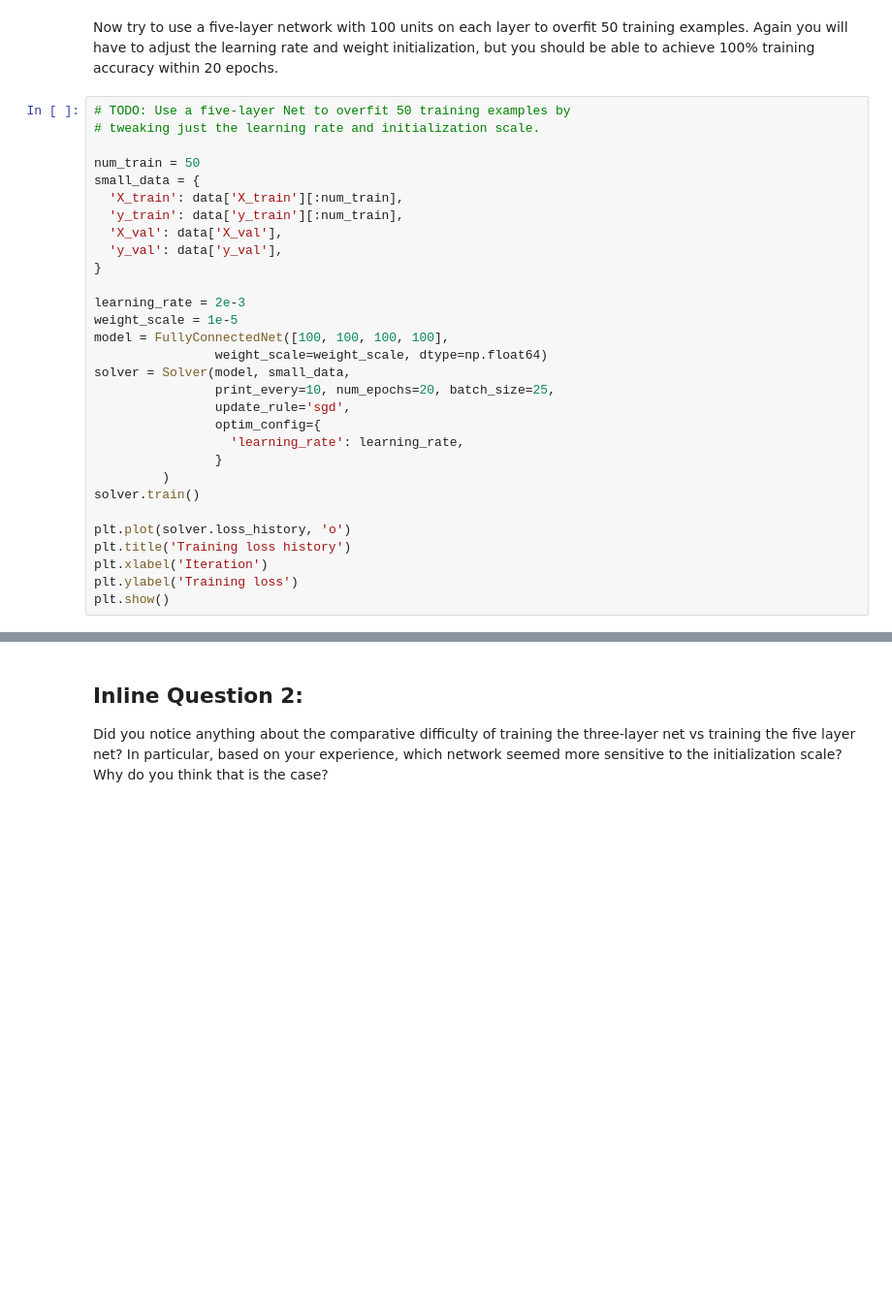
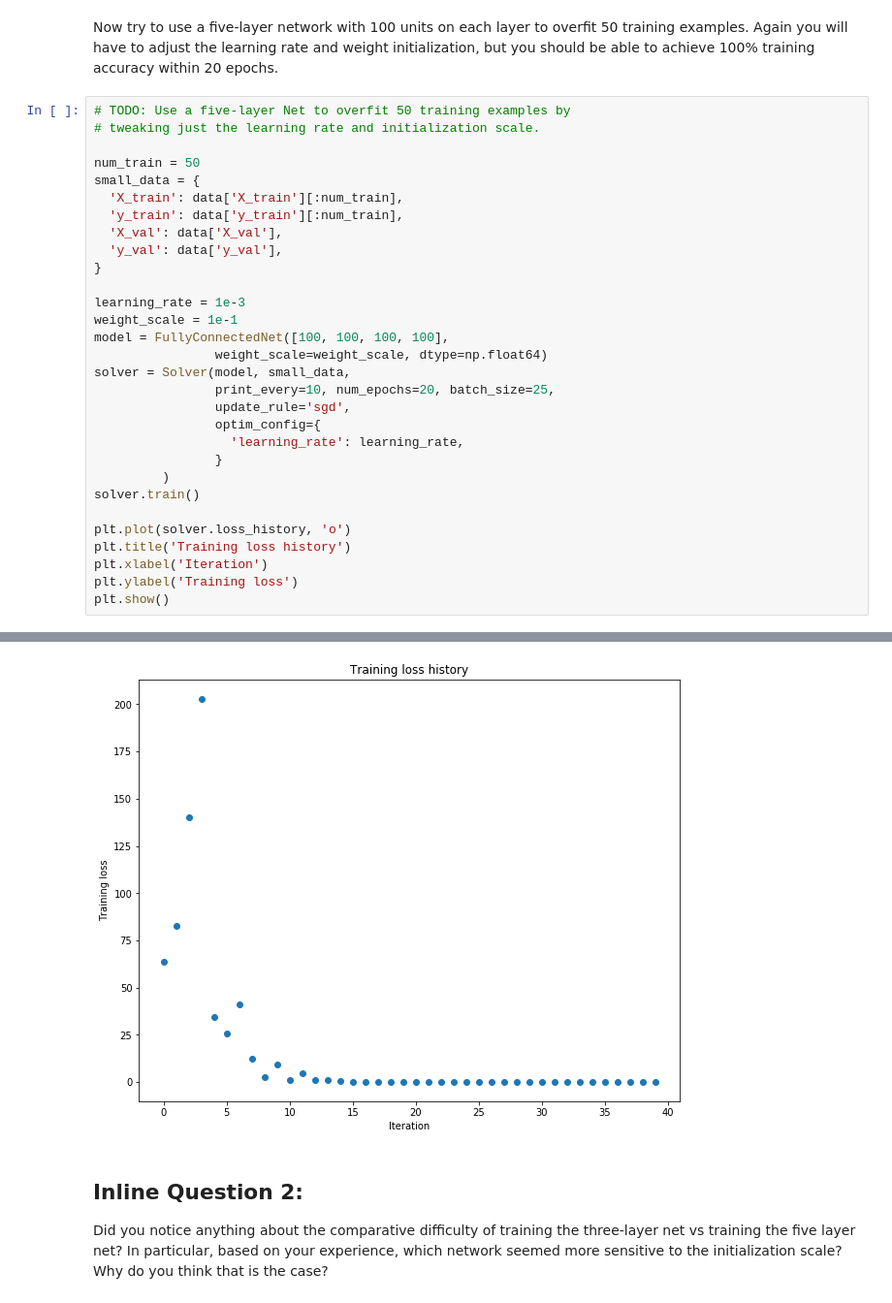
Before and after one commit to justinpyron/CS-231, a Jupyter notebook: assignment2/FullyConnectedNets.ipynb, the cells around one changed output, grey strips where cells are left out. Shown at 97% size. Saved outputs shown, nothing was run; the diff lists cells and outputs as text; blank space fills up the shorter version.

```diff
--- a/assignment2/FullyConnectedNets.ipynb
+++ b/assignment2/FullyConnectedNets.ipynb
@@ -442,8 +491,8 @@ small_data = {
   'y_val': data['y_val'],
 }
 
-learning_rate = 2e-3
-weight_scale = 1e-5
+learning_rate = 1e-3
+weight_scale = 1e-1
 model = FullyConnectedNet([100, 100, 100, 100],
                 weight_scale=weight_scale, dtype=np.float64)
 solver = Solver(model, small_data,
@@ -460,3 +509,4 @@ plt.title('Training loss history')
 plt.xlabel('Iteration')
 plt.ylabel('Training loss')
 plt.show()
+# %% [output]
@@ -463,3 +530,4 @@ plt.show()
+[figure, added]
 # %% [markdown]
 ## Inline Question 2:
 Did you notice anything about the comparative difficulty of training the three-layer net vs training the five layer net? In particular, based on your experience, which network seemed more sensitive to the initialization scale? Why do you think that is the case?
```
Also changed, not shown: parts of 16 cells of this notebook, 3 other files.
